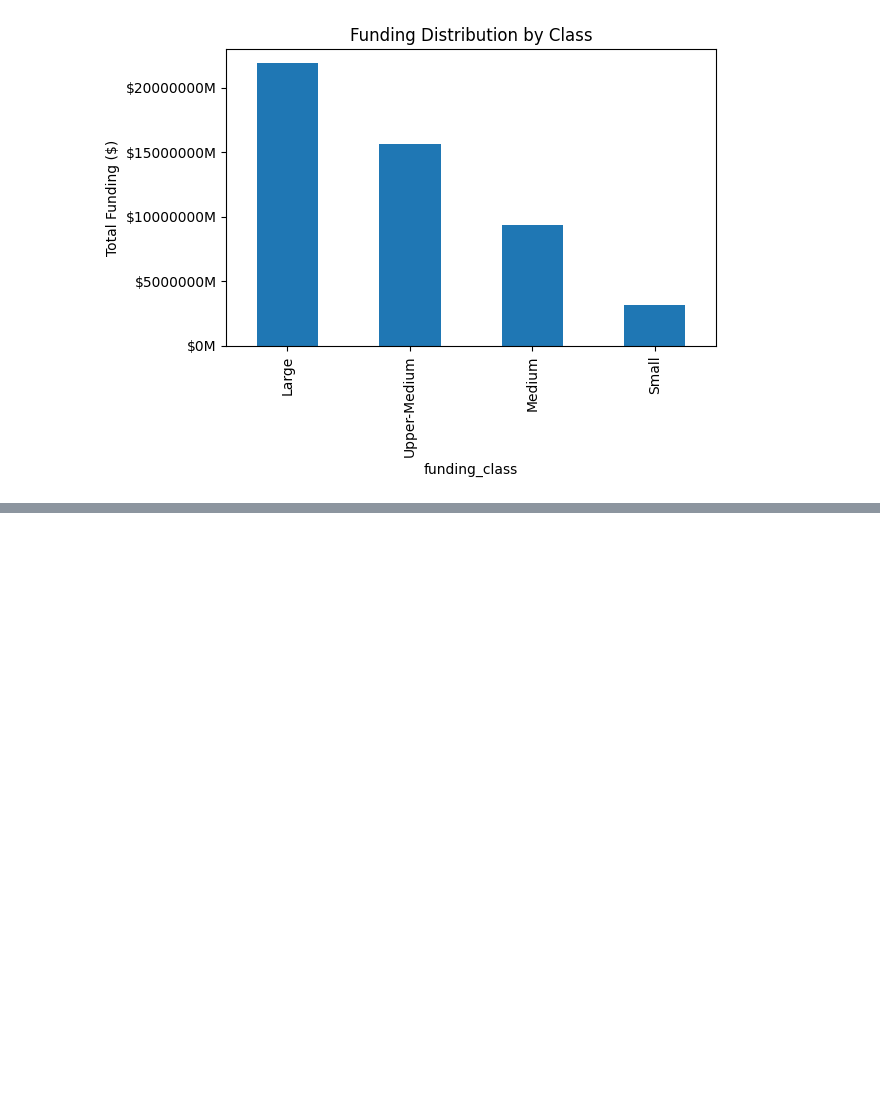
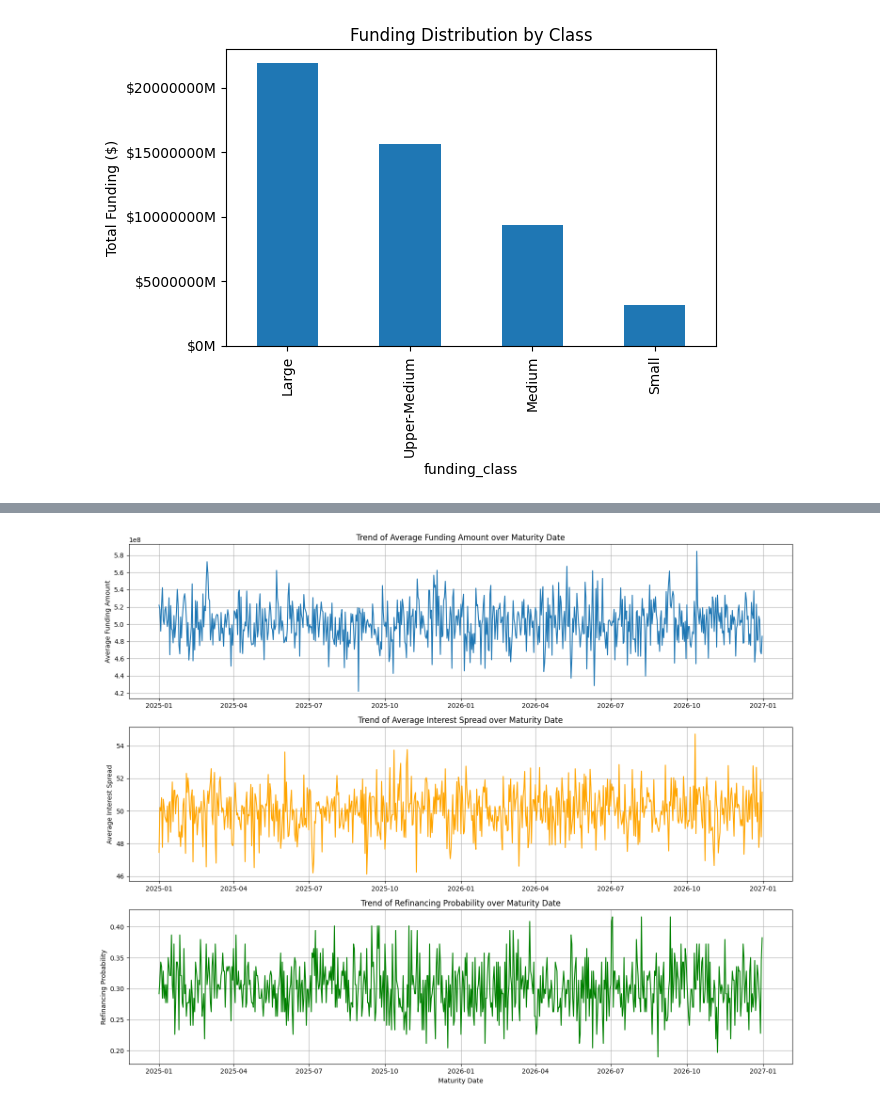
Before and after one commit to RafailBesparas/Financial_Instruments_Plus_Risks, a Jupyter notebook: Funds_Analysis/Fund_Analytics/Funding_Profile_Analysis.ipynb, the cells around one changed output, grey strips where cells are left out. Cells and saved outputs as stored; diff of their text form; code cells hidden in the pictures; blank space fills up the shorter version.

```diff
--- a/Funds_Analysis/Fund_Analytics/Funding_Profile_Analysis.ipynb
+++ b/Funds_Analysis/Fund_Analytics/Funding_Profile_Analysis.ipynb
@@ -180,0 +183,10 @@ plt.show()
+# %%
+df['maturity_date'] = pd.to_datetime(df['maturity_date'])
+# %%
+# group the data based on the maturity on date and calculate the metrics
+trend_dataframe = df.groupby('maturity_date').agg({
+    'funding_amount': 'mean',
+    'interest_spread': 'mean',
+    'refinancing_needed': 'mean'
+}).reset_index()
+trend_dataframe.head(5)
@@ -180,0 +200,8 @@ plt.show()
+# %%
+# Rename the column for clarity
+trend_dataframe.rename(columns={
+    'funding_amount': 'average_funding_amount',
+    'interest_spread': 'average_interest_spread',
+    'refinancing_needed': 'refinancing_probability'
+}, inplace=True)
+trend_dataframe.head(5)
@@ -180,0 +215,31 @@ plt.show()
+# %%
+# Plotting
+plt.figure(figsize=(15, 12))
+
+# 1. Average Funding Amount
+plt.subplot(3, 1, 1)
+plt.plot(trend_dataframe['maturity_date'], trend_dataframe['average_funding_amount'], label='Average Funding Amount')
+plt.ylabel('Average Funding Amount')
+plt.title('Trend of Average Funding Amount over Maturity Date')
+plt.grid(True)
+
+# 2. Average Interest Spread
+plt.subplot(3, 1, 2)
+plt.plot(trend_dataframe['maturity_date'], trend_dataframe['average_interest_spread'], color='orange', label='Average Interest Spread')
+plt.ylabel('Average Interest Spread')
+plt.title('Trend of Average Interest Spread over Maturity Date')
+plt.grid(True)
+
+# 3. Refinancing Probability
+plt.subplot(3, 1, 3)
+plt.plot(trend_dataframe['maturity_date'], trend_dataframe['refinancing_probability'], color='green', label='Refinancing Probability')
+plt.xlabel('Maturity Date')
+plt.ylabel('Refinancing Probability')
+plt.title('Trend of Refinancing Probability over Maturity Date')
+plt.grid(True)
+
+# Adjust layout
+plt.tight_layout()
+plt.show()
+# %% [output]
+[figure, added]
```
Also changed, not shown: parts of 3 cells of this notebook, 1 other file.
